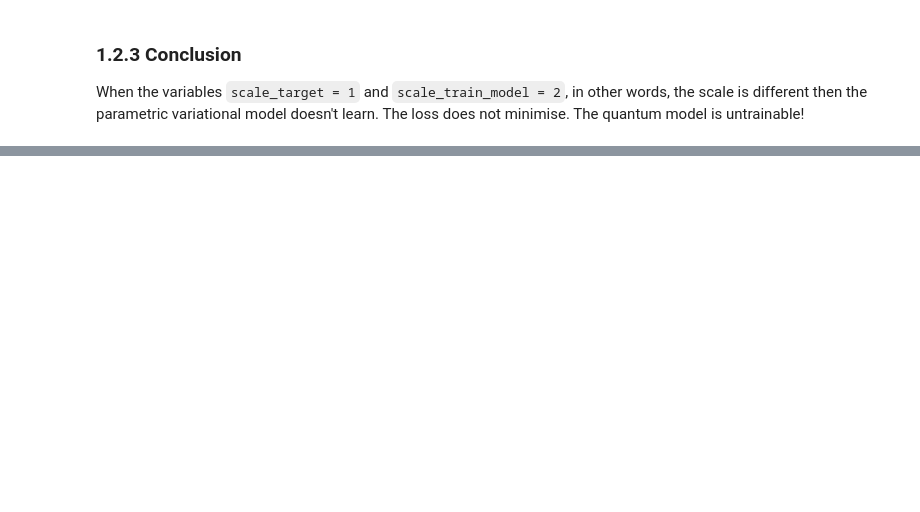
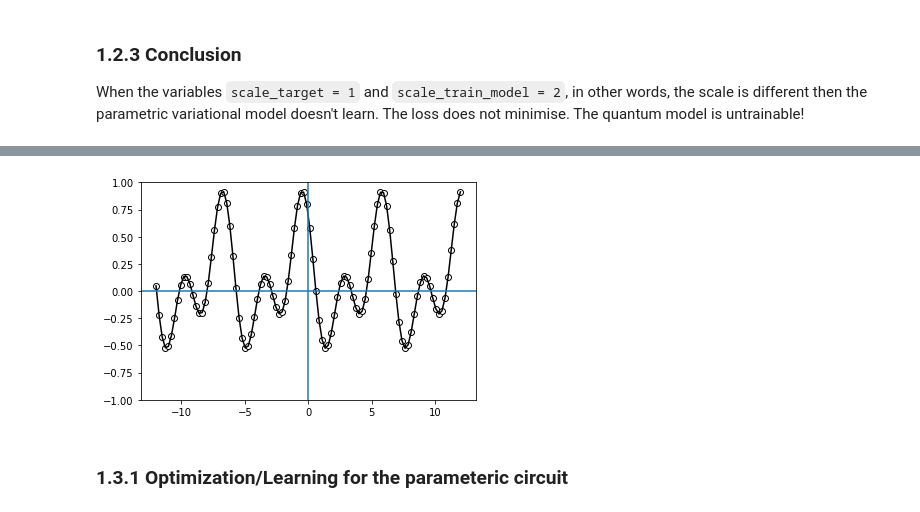
Before and after one commit to Pratha-Me/Expressivity-Quantum-Data-encoding-Fourier-Series, a Jupyter notebook: codes.ipynb, the cells around one changed output, grey strips where cells are left out. Drawn from its saved outputs; the diff is of its cells as text; code cells hidden in the pictures; blank space fills up the shorter version.

```diff
--- a/codes.ipynb
+++ b/codes.ipynb
@@ -223,0 +264,16 @@
+# %%
+degree = 2
+
+x = np.linspace(-6*degree, 6*degree, data_points, requires_grad=False)
+target_y = np.array([target_function(x_, degree) for x_ in x], requires_grad=False)
+
+plt.plot(x, target_y, color='black')
+plt.scatter(x, target_y, facecolor='white', edgecolor='black')
+plt.ylim(-1, 1)
+plt.axvline(0.0)
+plt.axhline(0.0)
+plt.show()
+# %% [output]
+[figure, added]
+# %% [markdown]
+### 1.3.1 Optimization/Learning for the parameteric circuit
```
Also changed, not shown: parts of 14 cells of this notebook, 6 other files.
